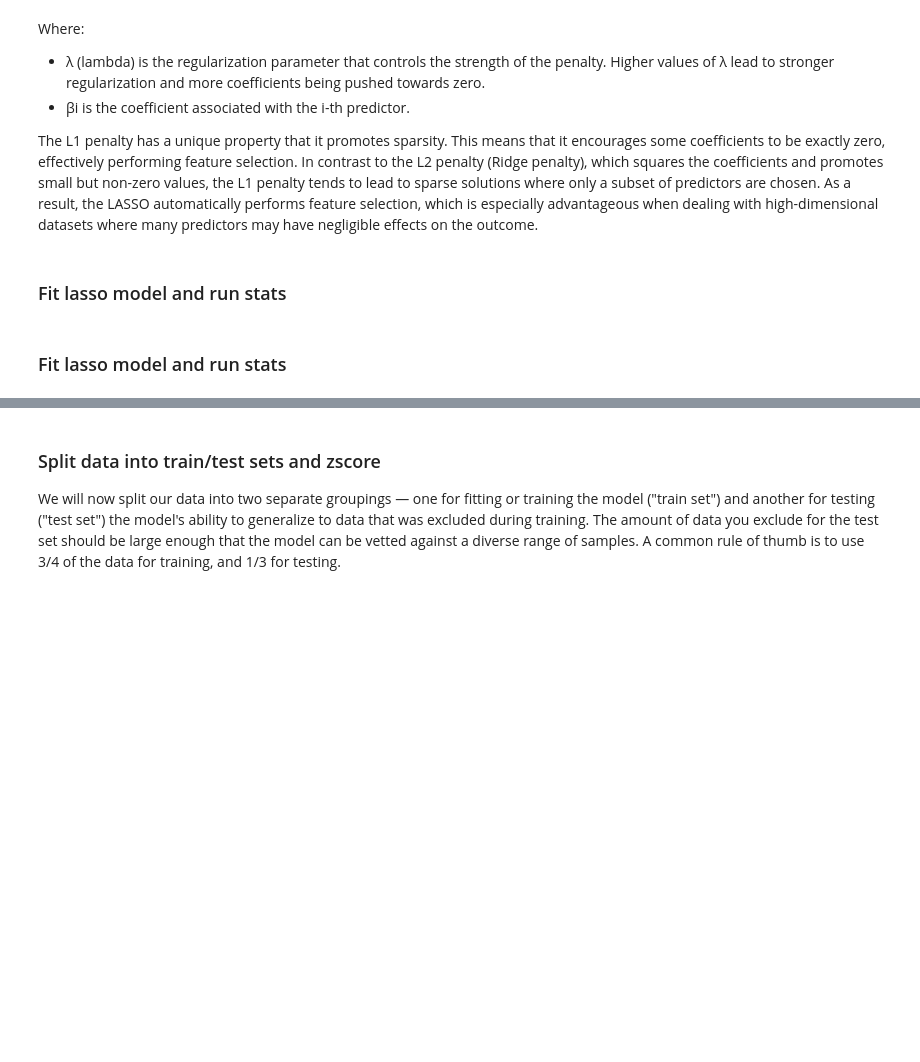
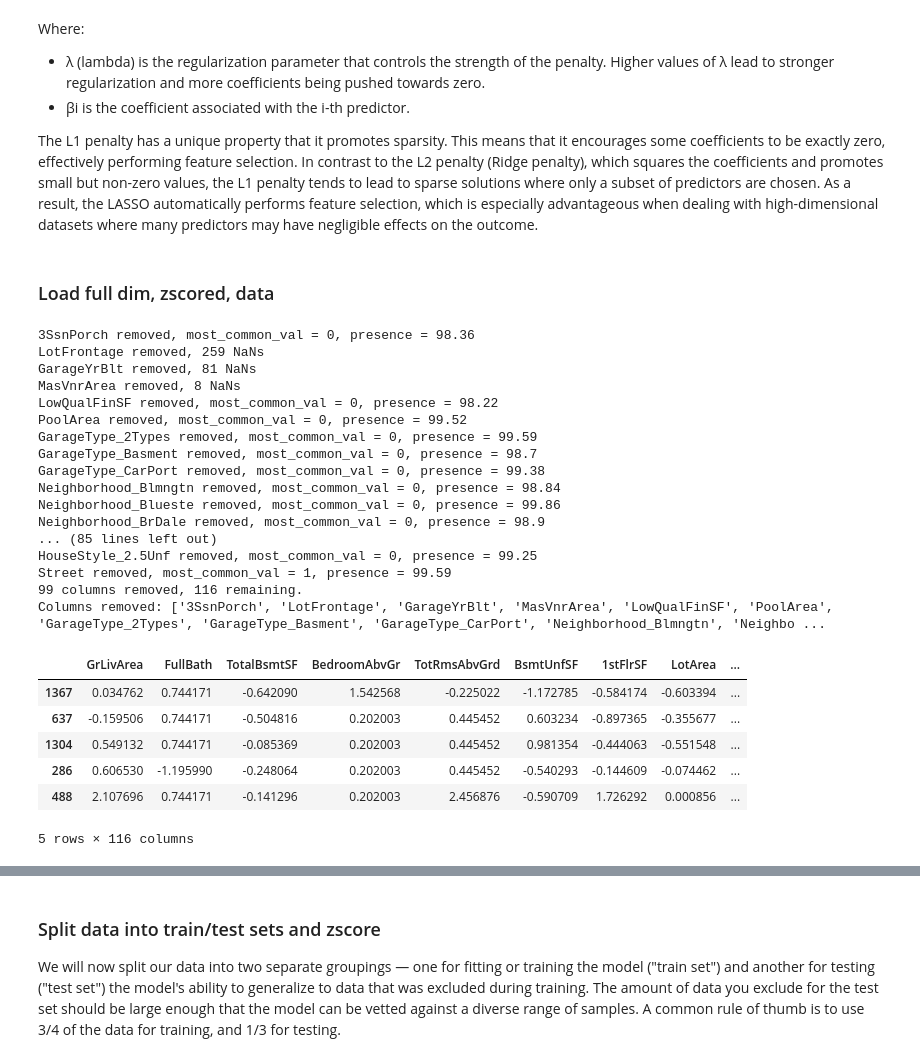
Before and after one commit to carpentries-incubator/high-dimensional-analysis-in-python, a Jupyter notebook: code/08-Regularization.ipynb, the cells around one changed output, grey strips where cells are left out. Drawn from its saved outputs; the diff is of its cells as text; code cells hidden in the pictures; blank space fills up the shorter version.

```diff
--- a/code/08-Regularization.ipynb
+++ b/code/08-Regularization.ipynb
@@ -39,10 +39,34 @@ Where:
 * βi is the coefficient associated with the i-th predictor.
 
 The L1 penalty has a unique property that it promotes sparsity. This means that it encourages some coefficients to be exactly zero, effectively performing feature selection. In contrast to the L2 penalty (Ridge penalty), which squares the coefficients and promotes small but non-zero values, the L1 penalty tends to lead to sparse solutions where only a subset of predictors are chosen. As a result, the LASSO automatically performs feature selection, which is especially advantageous when dealing with high-dimensional datasets where many predictors may have negligible effects on the outcome.
-# %% [markdown]
-### Fit lasso model and run stats
 # %% [markdown]
-### Fit lasso model and run stats
+### Load full dim, zscored, data
 # %%
-from sklearn.datasets import fetch_openml
-housing = fetch_openml(name="house_prices", as_frame=True, parser='auto') #
+from preprocessing import prep_fulldim_zdata
+X_train_z, X_test_z, y_train, y_test, y = prep_fulldim_zdata(const_thresh= 98, test_size=.9, y_log_scaled=True)
+X_train_z.head()
+# %% [output]
+3SsnPorch removed, most_common_val = 0, presence = 98.36
+LotFrontage removed, 259 NaNs
+GarageYrBlt removed, 81 NaNs
+MasVnrArea removed, 8 NaNs
+LowQualFinSF removed, most_common_val = 0, presence = 98.22
+PoolArea removed, most_common_val = 0, presence = 99.52
+GarageType_2Types removed, most_common_val = 0, presence = 99.59
+GarageType_Basment removed, most_common_val = 0, presence = 98.7
+GarageType_CarPort removed, most_common_val = 0, presence = 99.38
+Neighborhood_Blmngtn removed, most_common_val = 0, presence = 98.84
+Neighborhood_Blueste removed, most_common_val = 0, presence = 99.86
+Neighborhood_BrDale removed, most_common_val = 0, presence = 98.9
+... (85 lines left out)
+HouseStyle_2.5Unf removed, most_common_val = 0, presence = 99.25
+Street removed, most_common_val = 1, presence = 99.59
+99 columns removed, 116 remaining.
+Columns removed: ['3SsnPorch', 'LotFrontage', 'GarageYrBlt', 'MasVnrArea', 'LowQualFinSF', 'PoolArea', 'GarageType_2Types', 'GarageType_Basment', 'GarageType_CarPort', 'Neighborhood_Blmngtn', 'Neighbo ...
+|  | GrLivArea | FullBath | TotalBsmtSF | BedroomAbvGr | TotRmsAbvGrd | BsmtUnfSF | 1stFlrSF | LotArea | ... |
+| 1367 | 0.034762 | 0.744171 | -0.642090 | 1.542568 | -0.225022 | -1.172785 | -0.584174 | -0.603394 | ... |
+| 637 | -0.159506 | 0.744171 | -0.504816 | 0.202003 | 0.445452 | 0.603234 | -0.897365 | -0.355677 | ... |
+| 1304 | 0.549132 | 0.744171 | -0.085369 | 0.202003 | 0.445452 | 0.981354 | -0.444063 | -0.551548 | ... |
+| 286 | 0.606530 | -1.195990 | -0.248064 | 0.202003 | 0.445452 | -0.540293 | -0.144609 | -0.074462 | ... |
+| 488 | 2.107696 | 0.744171 | -0.141296 | 0.202003 | 2.456876 | -0.590709 | 1.726292 | 0.000856 | ... |
+5 rows × 116 columns
```
Also changed, not shown: parts of 4 cells of this notebook, 3 other files.
